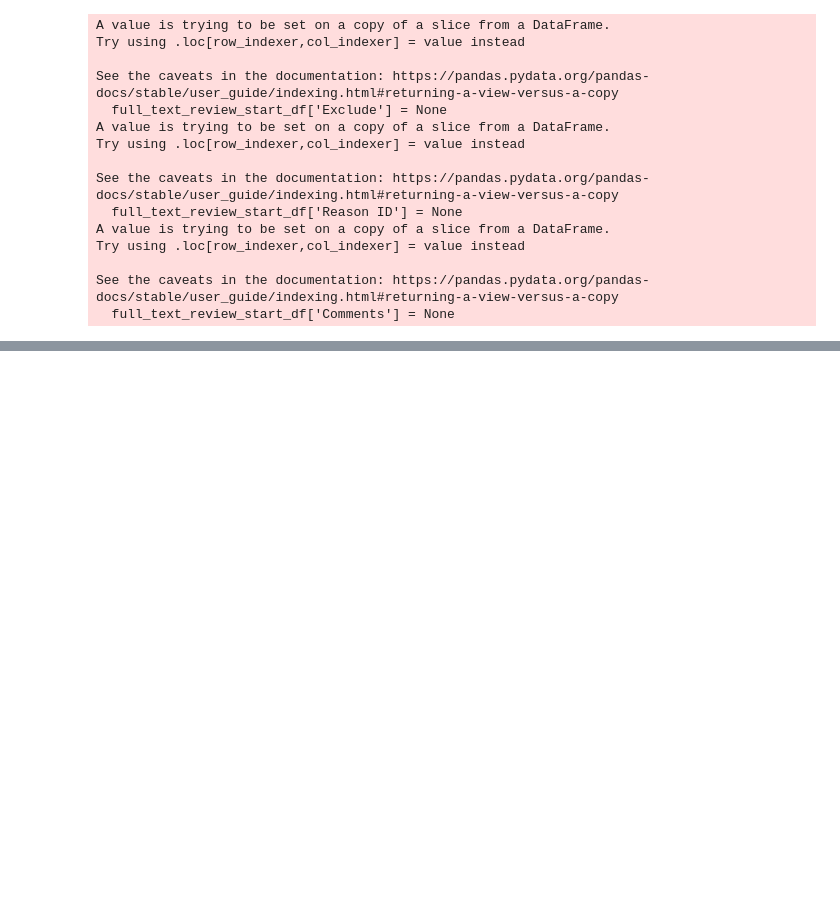
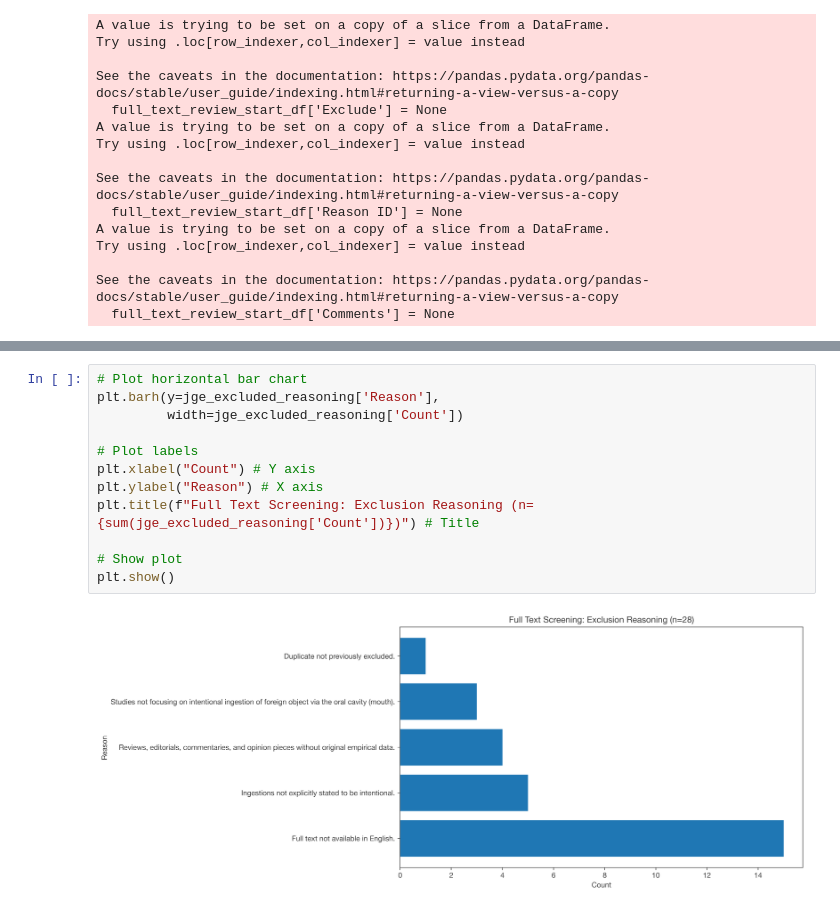
Before and after one commit to jackgedge/iifo_systematic_review, a Jupyter notebook: msc_code/notebooks/05-full_text_screen.ipynb, the cells around one changed output, grey strips where cells are left out. Cells and saved outputs as stored; diff of their text form; blank space fills up the shorter version.

```diff
--- a/msc_code/notebooks/05-full_text_screen.ipynb
+++ b/msc_code/notebooks/05-full_text_screen.ipynb
@@ -74,0 +85,14 @@ JGE excluded 15 results during full text screening.
+# %%
+# Plot horizontal bar chart
+plt.barh(y=jge_excluded_reasoning['Reason'],
+         width=jge_excluded_reasoning['Count'])
+
+# Plot labels
+plt.xlabel("Count") # Y axis
+plt.ylabel("Reason") # X axis
+plt.title(f"Full Text Screening: Exclusion Reasoning (n={sum(jge_excluded_reasoning['Count'])})") # Title
+
+# Show plot
+plt.show()
+# %% [output]
+[figure, added]
```
Also changed, not shown: parts of 3 cells of this notebook, 2 other files.
